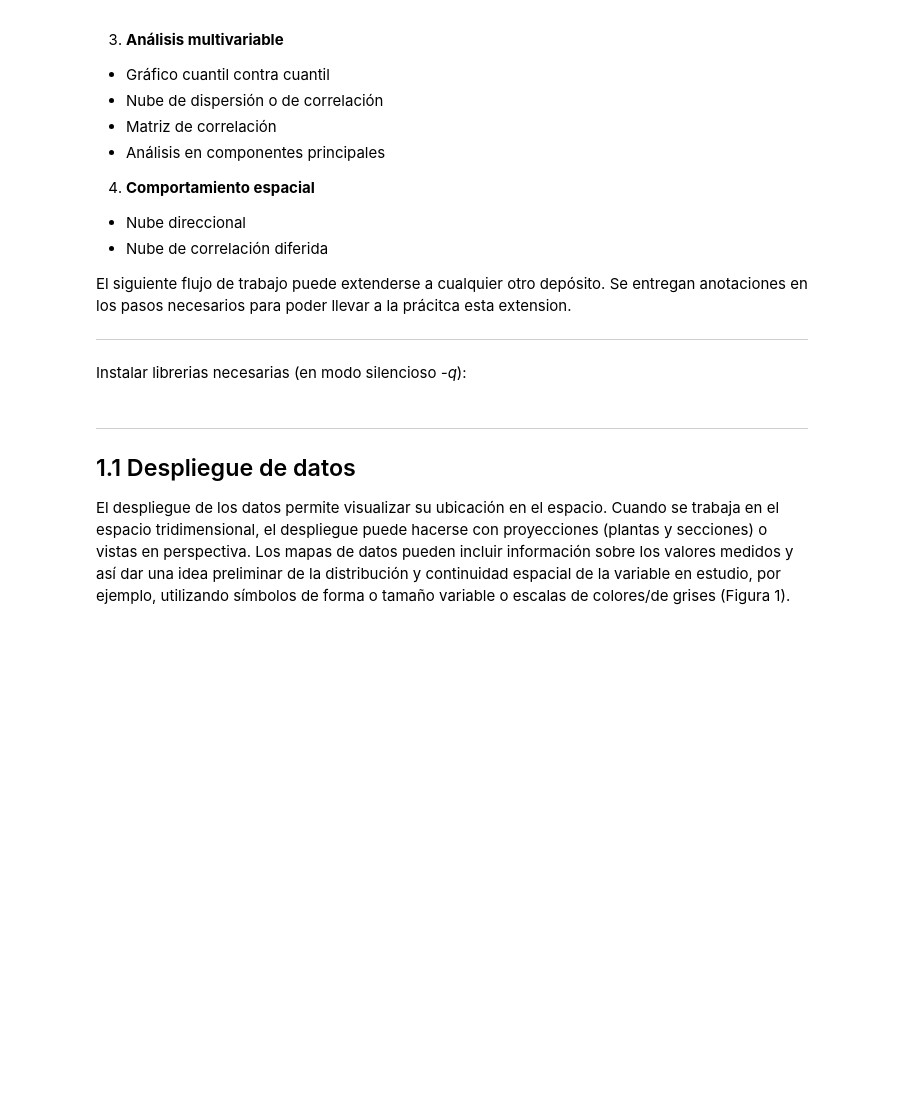
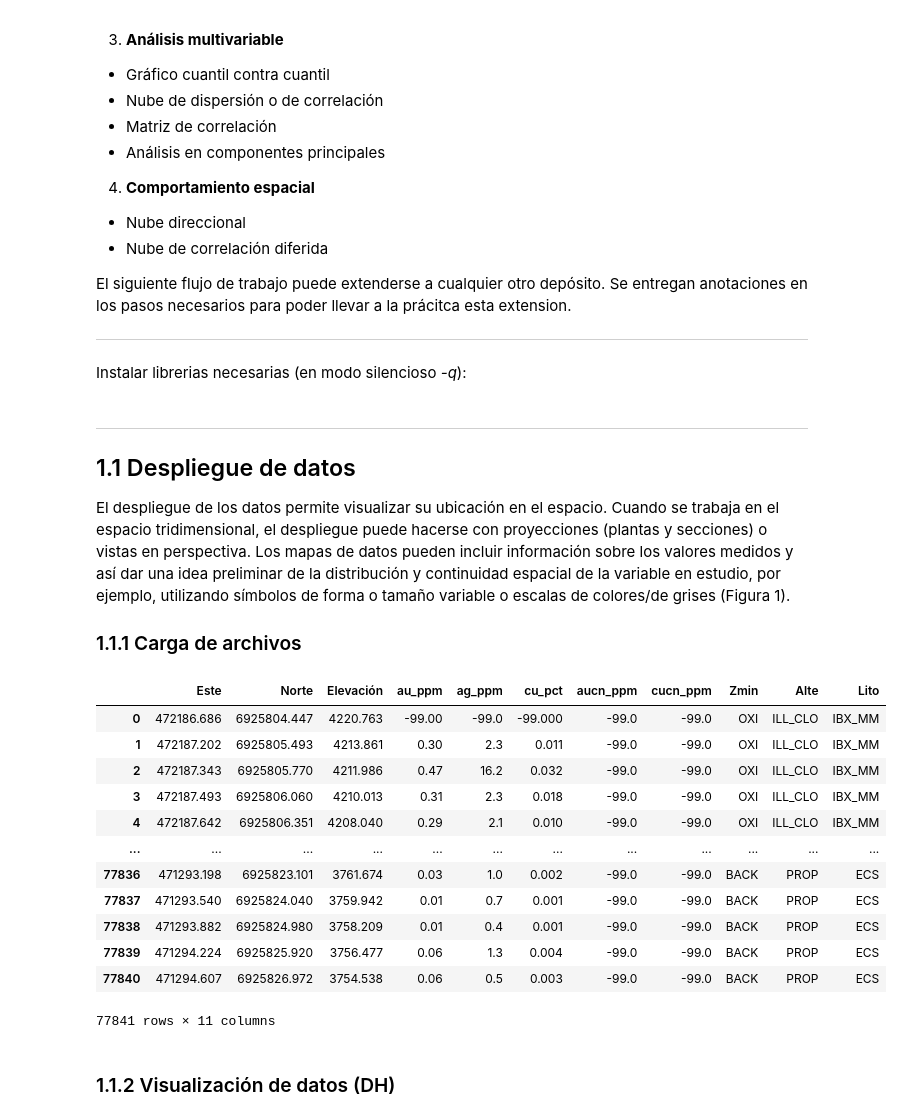
Before and after one commit to arqlm/arqlm.github.io, a Jupyter notebook: notebooks/gaussiantransform/gaussiantransform.ipynb, the cells around one changed output. Drawn from its saved outputs; the diff is of its cells as text; code cells hidden in the pictures; blank space fills up the shorter version.

```diff
--- a/notebooks/gaussiantransform/gaussiantransform.ipynb
+++ b/notebooks/gaussiantransform/gaussiantransform.ipynb
@@ -44,3 +44,29 @@ Instalar librerias necesarias (en modo silencioso *-q*):
 ## 1.1 Despliegue de datos
 
 El despliegue de los datos permite visualizar su ubicación en el espacio. Cuando se trabaja en el espacio tridimensional, el despliegue puede hacerse con proyecciones (plantas y secciones) o vistas en perspectiva. Los mapas de datos pueden incluir información sobre los valores medidos y así dar una idea preliminar de la distribución y continuidad espacial de la variable en estudio, por ejemplo, utilizando símbolos de forma o tamaño variable o escalas de colores/de grises (Figura 1).
+
+### 1.1.1 Carga de archivos
+# %%
+import pandas as pd
+import numpy as np
+import plotly.express as px
+
+# Cargar base de datos en pandas
+DH = pd.read_csv('EvYacData.csv', sep=',', encoding='latin1')
+DH
+# %% [output]
+|  | Este | Norte | Elevación | au_ppm | ag_ppm | cu_pct | aucn_ppm | cucn_ppm | Zmin | Alte | Lito |
+| 0 | 472186.686 | 6925804.447 | 4220.763 | -99.00 | -99.0 | -99.000 | -99.0 | -99.0 | OXI | ILL_CLO | IBX_MM |
+| 1 | 472187.202 | 6925805.493 | 4213.861 | 0.30 | 2.3 | 0.011 | -99.0 | -99.0 | OXI | ILL_CLO | IBX_MM |
+| 2 | 472187.343 | 6925805.770 | 4211.986 | 0.47 | 16.2 | 0.032 | -99.0 | -99.0 | OXI | ILL_CLO | IBX_MM |
+| 3 | 472187.493 | 6925806.060 | 4210.013 | 0.31 | 2.3 | 0.018 | -99.0 | -99.0 | OXI | ILL_CLO | IBX_MM |
+| 4 | 472187.642 | 6925806.351 | 4208.040 | 0.29 | 2.1 | 0.010 | -99.0 | -99.0 | OXI | ILL_CLO | IBX_MM |
+| ... | ... | ... | ... | ... | ... | ... | ... | ... | ... | ... | ... |
+| 77836 | 471293.198 | 6925823.101 | 3761.674 | 0.03 | 1.0 | 0.002 | -99.0 | -99.0 | BACK | PROP | ECS |
+| 77837 | 471293.540 | 6925824.040 | 3759.942 | 0.01 | 0.7 | 0.001 | -99.0 | -99.0 | BACK | PROP | ECS |
+| 77838 | 471293.882 | 6925824.980 | 3758.209 | 0.01 | 0.4 | 0.001 | -99.0 | -99.0 | BACK | PROP | ECS |
+| 77839 | 471294.224 | 6925825.920 | 3756.477 | 0.06 | 1.3 | 0.004 | -99.0 | -99.0 | BACK | PROP | ECS |
+| 77840 | 471294.607 | 6925826.972 | 3754.538 | 0.06 | 0.5 | 0.003 | -99.0 | -99.0 | BACK | PROP | ECS |
+77841 rows × 11 columns
+# %% [markdown]
+### 1.1.2 Visualización de datos (DH)
```
Also changed, not shown: parts of 2 cells of this notebook.
